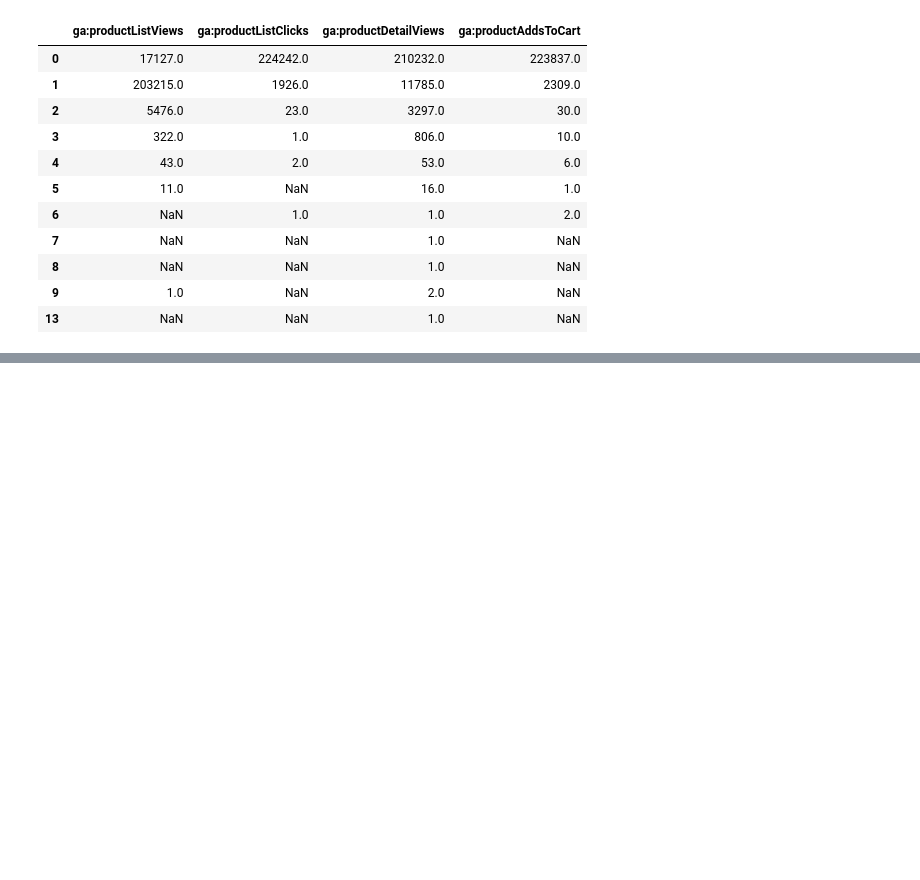
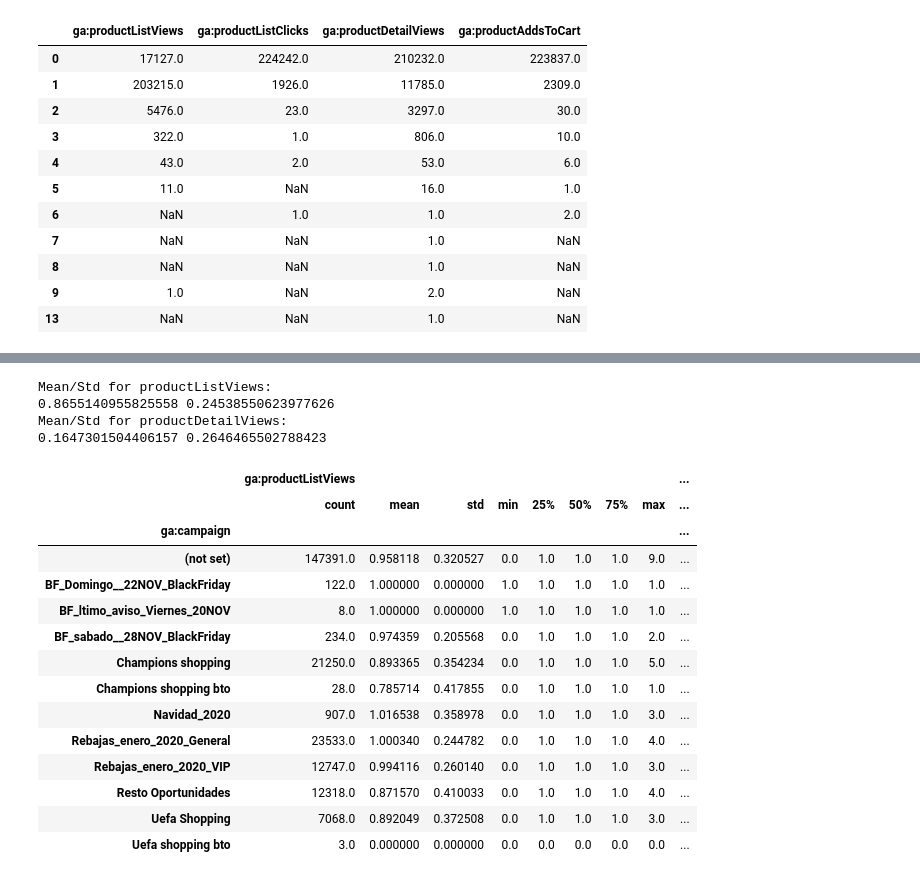
Before and after one commit to Laurajmoreno/ML_and_CRO, a Jupyter notebook: Data_Collection.ipynb, the cells around one changed output, grey strips where cells are left out. Cells and saved outputs as stored; diff of their text form; code cells hidden in the pictures; blank space fills up the shorter version.

```diff
--- a/Data_Collection.ipynb
+++ b/Data_Collection.ipynb
@@ -2410,0 +1971,27 @@ df[df['ga:pagePath']==exceptions[5]].shape
+# %%
+groupby = join_df.groupby('ga:campaign')[['ga:productListViews','ga:productDetailViews']].describe()
+print("Mean/Std for productListViews:")
+print(groupby['ga:productListViews']['mean'].mean(), groupby['ga:productListViews']['std'].mean())
+print("Mean/Std for productDetailViews:")
+print(groupby['ga:productDetailViews']['mean'].mean(), groupby['ga:productDetailViews']['std'].mean())
+groupby
+# %% [output]
+Mean/Std for productListViews:
+0.8655140955825558 0.24538550623977626
+Mean/Std for productDetailViews:
+0.1647301504406157 0.2646465502788423
+|  | ga:productListViews |  |  |  |  |  |  |  | ... |
+|  | count | mean | std | min | 25% | 50% | 75% | max | ... |
+| ga:campaign |  |  |  |  |  |  |  |  | ... |
+| (not set) | 147391.0 | 0.958118 | 0.320527 | 0.0 | 1.0 | 1.0 | 1.0 | 9.0 | ... |
+| BF_Domingo__22NOV_BlackFriday | 122.0 | 1.000000 | 0.000000 | 1.0 | 1.0 | 1.0 | 1.0 | 1.0 | ... |
+| BF_ltimo_aviso_Viernes_20NOV | 8.0 | 1.000000 | 0.000000 | 1.0 | 1.0 | 1.0 | 1.0 | 1.0 | ... |
+| BF_sabado__28NOV_BlackFriday | 234.0 | 0.974359 | 0.205568 | 0.0 | 1.0 | 1.0 | 1.0 | 2.0 | ... |
+| Champions shopping | 21250.0 | 0.893365 | 0.354234 | 0.0 | 1.0 | 1.0 | 1.0 | 5.0 | ... |
+| Champions shopping bto | 28.0 | 0.785714 | 0.417855 | 0.0 | 1.0 | 1.0 | 1.0 | 1.0 | ... |
+| Navidad_2020 | 907.0 | 1.016538 | 0.358978 | 0.0 | 1.0 | 1.0 | 1.0 | 3.0 | ... |
+| Rebajas_enero_2020_General | 23533.0 | 1.000340 | 0.244782 | 0.0 | 1.0 | 1.0 | 1.0 | 4.0 | ... |
+| Rebajas_enero_2020_VIP | 12747.0 | 0.994116 | 0.260140 | 0.0 | 1.0 | 1.0 | 1.0 | 3.0 | ... |
+| Resto Oportunidades | 12318.0 | 0.871570 | 0.410033 | 0.0 | 1.0 | 1.0 | 1.0 | 4.0 | ... |
+| Uefa Shopping | 7068.0 | 0.892049 | 0.372508 | 0.0 | 1.0 | 1.0 | 1.0 | 3.0 | ... |
+| Uefa shopping bto | 3.0 | 0.000000 | 0.000000 | 0.0 | 0.0 | 0.0 | 0.0 | 0.0 | ... |
```
Also changed, not shown: parts of 90 cells of this notebook.
